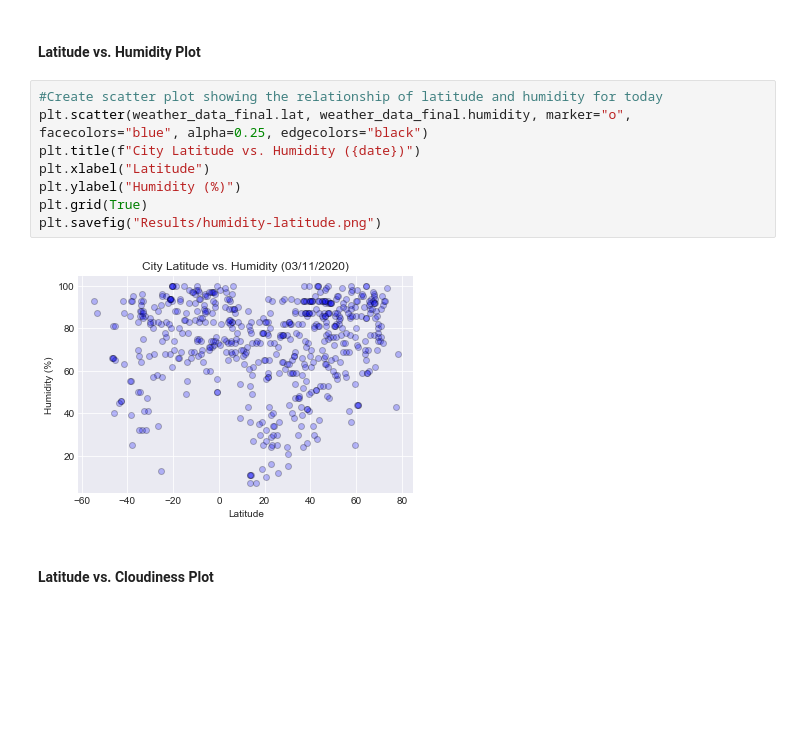
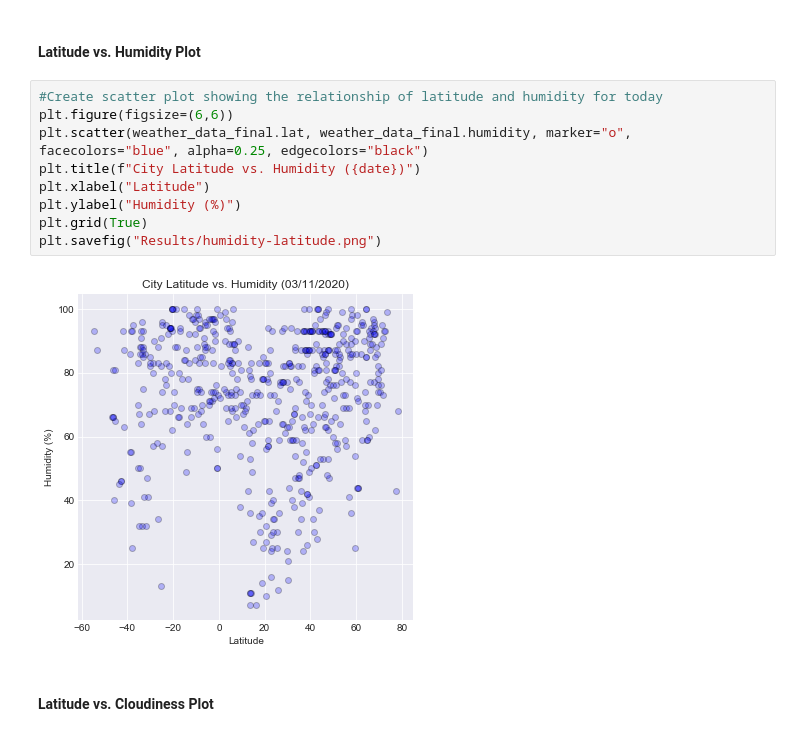
Before and after one commit to linmck/python-api-challenge, a Jupyter notebook: WeatherPy/WeatherPy_LAM.ipynb, the cells around one changed output. Saved outputs shown, nothing was run; the diff lists cells and outputs as text; blank space fills up the shorter version.

Commit message:
Updated all plots to square to pull in to use in web_design_challenge

```diff
--- a/WeatherPy/WeatherPy_LAM.ipynb
+++ b/WeatherPy/WeatherPy_LAM.ipynb
@@ -190,14 +191,15 @@ plt.savefig("Results/max_temp-latitude.png")
 #### Latitude vs. Humidity Plot
 # %%
 #Create scatter plot showing the relationship of latitude and humidity for today
+plt.figure(figsize=(6,6))
 plt.scatter(weather_data_final.lat, weather_data_final.humidity, marker="o", facecolors="blue", alpha=0.25, edgecolors="black")
 plt.title(f"City Latitude vs. Humidity ({date})")
 plt.xlabel("Latitude")
 plt.ylabel("Humidity (%)")
 plt.grid(True)
 plt.savefig("Results/humidity-latitude.png")
 # %% [output]
-[figure, old version]
+[figure, new version]
 # %% [markdown]
 #### Latitude vs. Cloudiness Plot
 # %%
```
Also changed, not shown: parts of 3 cells of this notebook.
